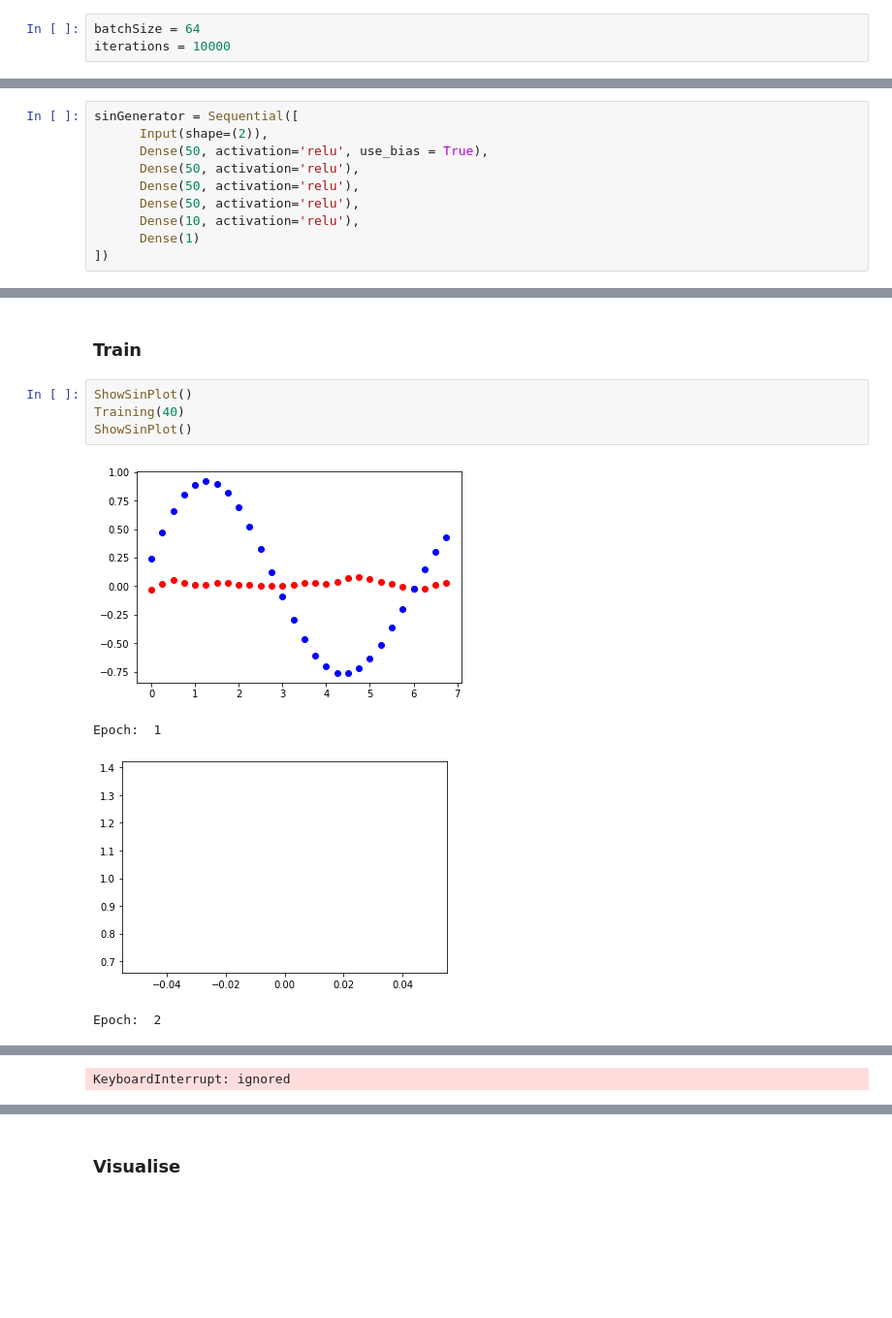
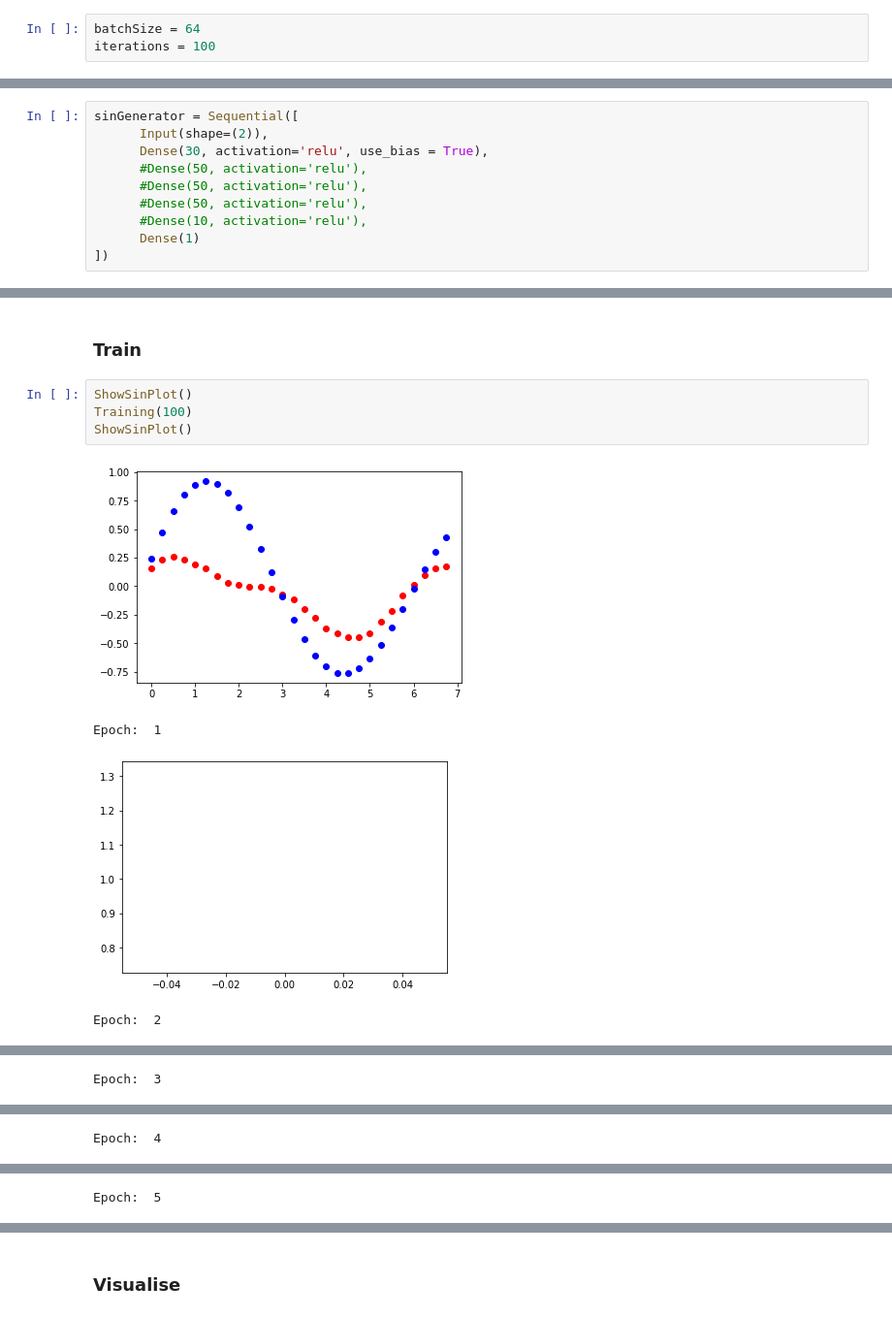
Before and after one commit to JamieCDev20/GAM705, a Jupyter notebook: 705Main.ipynb, the cells around one changed output, grey strips where cells are left out. Shown at 97% size. Cells and saved outputs as stored; diff of their text form; blank space fills up the shorter version.

```diff
--- a/705Main.ipynb
+++ b/705Main.ipynb
@@ -290,7 +291,7 @@ def C(x):
 genNoiseDim = 2
 # %%
 batchSize = 64
-iterations = 10000
+iterations = 100
 # %% [markdown]
 ## Networks
 # %% [markdown]
@@ -310,11 +311,11 @@ Generator
 # %%
 sinGenerator = Sequential([
       Input(shape=(2)),
-      Dense(50, activation='relu', use_bias = True),
-      Dense(50, activation='relu'),
-      Dense(50, activation='relu'),
-      Dense(50, activation='relu'),
-      Dense(10, activation='relu'),
+      Dense(30, activation='relu', use_bias = True),
+      #Dense(50, activation='relu'),
+      #Dense(50, activation='relu'),
+      #Dense(50, activation='relu'),
+      #Dense(10, activation='relu'),
       Dense(1)
 ])
 # %% [markdown]
@@ -439,10 +441,10 @@ def ShowSinPlot():
 ### Train
 # %%
 ShowSinPlot()
-Training(40)
+Training(100)
 ShowSinPlot()
 # %% [output]
-[figure, old version]
+[figure, new version]
 Epoch:  1
-[figure, old version]
+[figure, new version]
 Epoch:  2
@@ -449 +452 @@ Epoch:  2
-KeyboardInterrupt: ignored
+Epoch:  3
@@ -449,0 +454 @@ KeyboardInterrupt: ignored
+Epoch:  4
@@ -449,0 +456 @@ KeyboardInterrupt: ignored
+Epoch:  5
```
Also changed, not shown: parts of 13 cells of this notebook.
